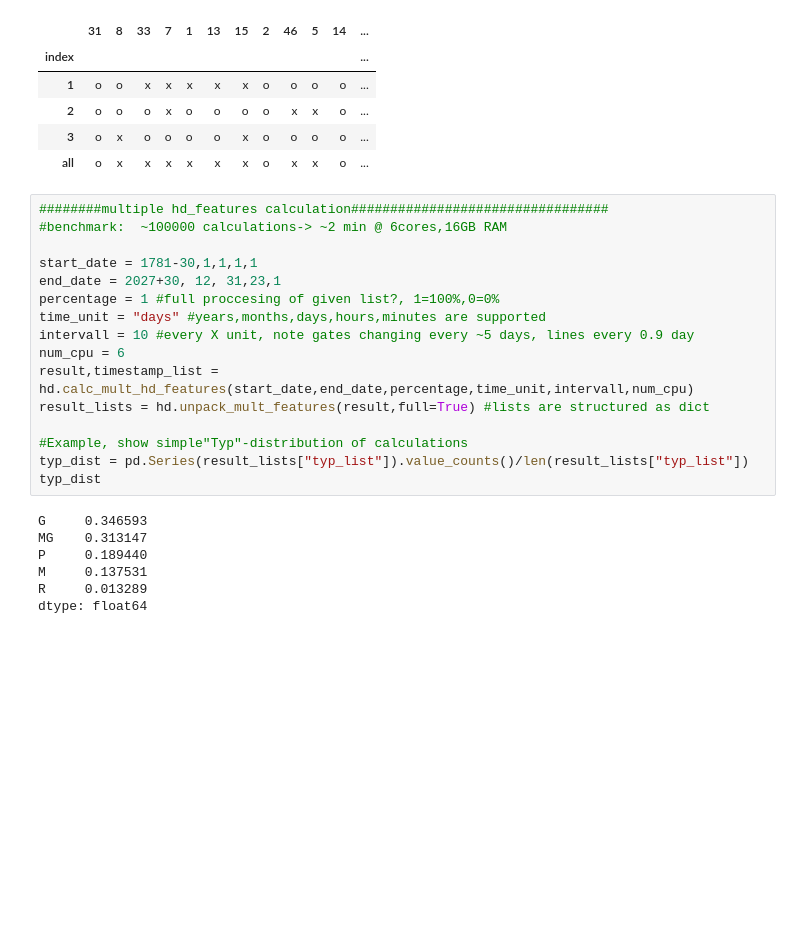
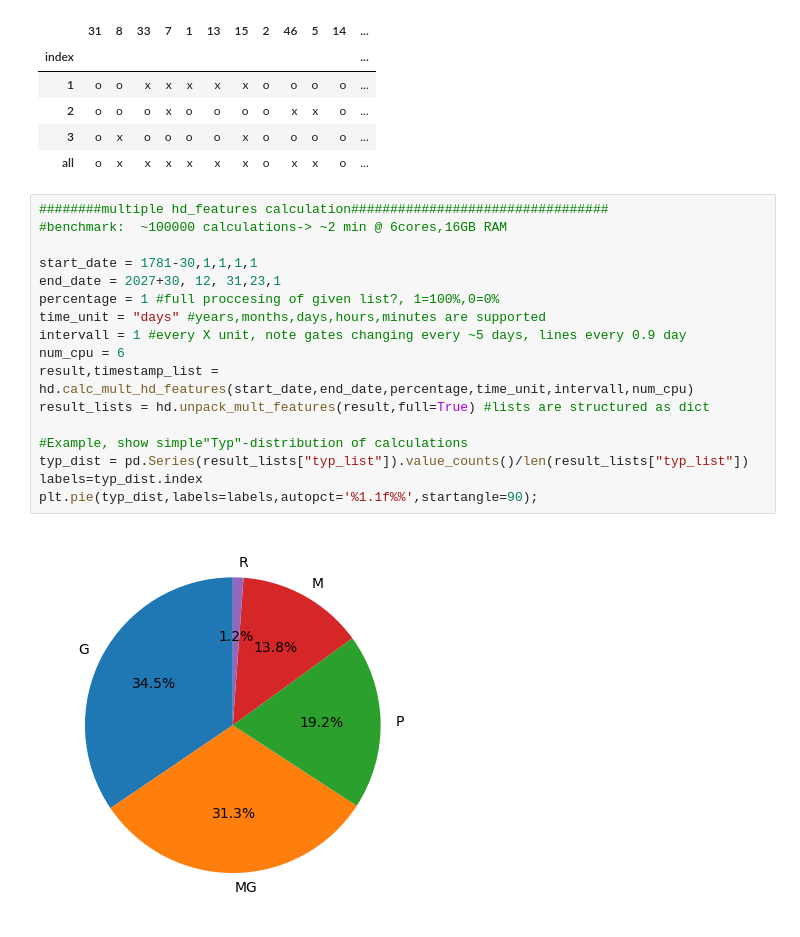
Before and after one commit to MicFell/human_design_engine, a Jupyter notebook: hd_features_examples.ipynb, the cells around one changed output. Cells and saved outputs as stored; diff of their text form; blank space fills up the shorter version.

```diff
--- a/hd_features_examples.ipynb
+++ b/hd_features_examples.ipynb
@@ -72,23 +73,19 @@ hd.get_penta(persons_dict)
 # %%
 ########multiple hd_features calculation#################################
 #benchmark:  ~100000 calculations-> ~2 min @ 6cores,16GB RAM
 
 start_date = 1781-30,1,1,1,1
 end_date = 2027+30, 12, 31,23,1
 percentage = 1 #full proccesing of given list?, 1=100%,0=0%
 time_unit = "days" #years,months,days,hours,minutes are supported
-intervall = 10 #every X unit, note gates changing every ~5 days, lines every 0.9 day
+intervall = 1 #every X unit, note gates changing every ~5 days, lines every 0.9 day
 num_cpu = 6
 result,timestamp_list = hd.calc_mult_hd_features(start_date,end_date,percentage,time_unit,intervall,num_cpu)
 result_lists = hd.unpack_mult_features(result,full=True) #lists are structured as dict
 
 #Example, show simple"Typ"-distribution of calculations
 typ_dist = pd.Series(result_lists["typ_list"]).value_counts()/len(result_lists["typ_list"])
-typ_dist
+labels=typ_dist.index
+plt.pie(typ_dist,labels=labels,autopct='%1.1f%%',startangle=90);
 # %% [output]
-G     0.346593
-MG    0.313147
-P     0.189440
-M     0.137531
-R     0.013289
-dtype: float64
+[figure, added]
```
Also changed, not shown: parts of 1 cell of this notebook.
